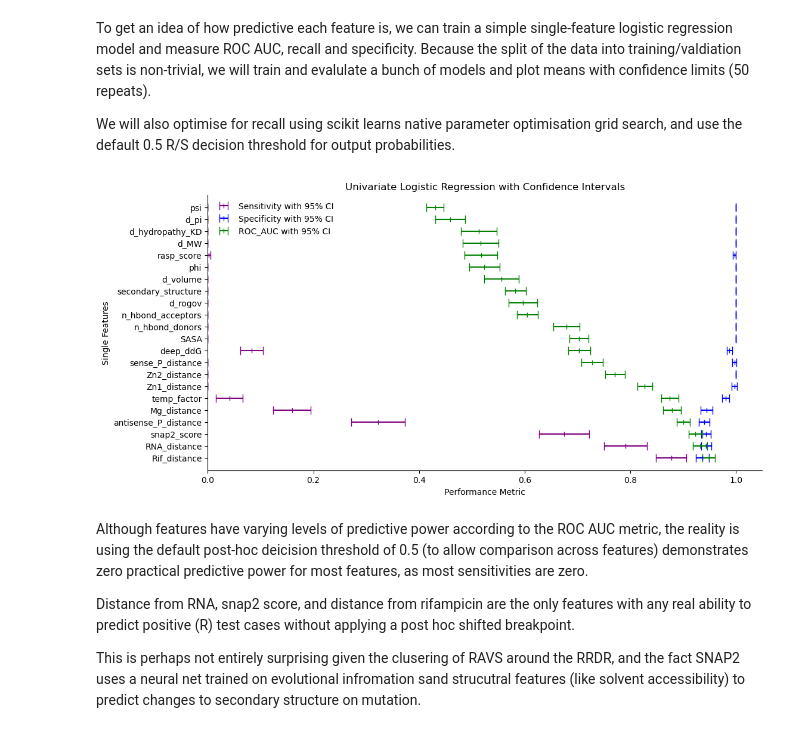
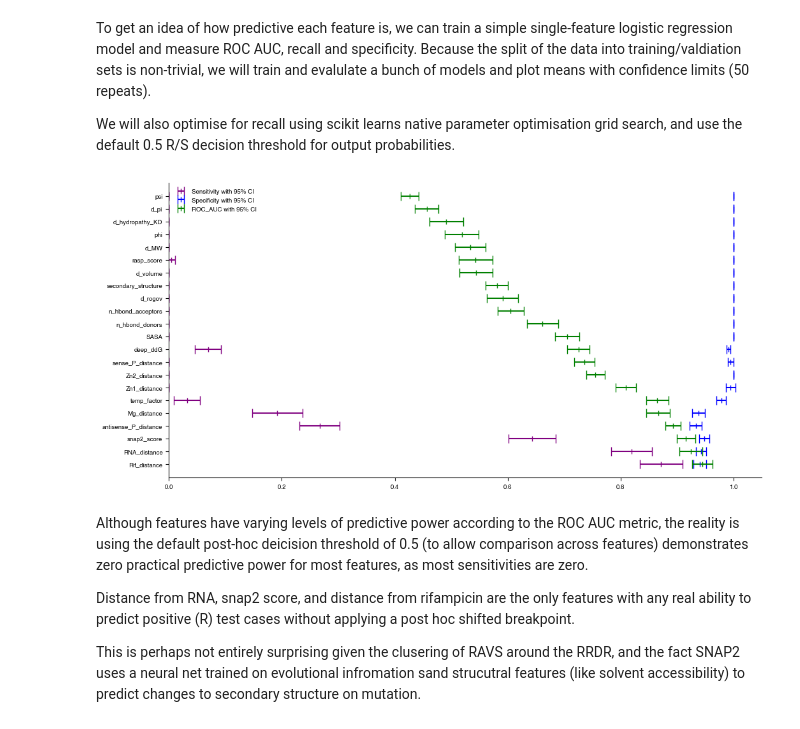
Before and after one commit to fowler-lab/predict-rifampicin-resistance, a Jupyter notebook: Results_2.ipynb, the cells around one changed output. Cells and saved outputs as stored; diff of their text form; code cells hidden in the pictures.

```diff
--- a/Results_2.ipynb
+++ b/Results_2.ipynb
@@ -32,6 +32,10 @@ sys.path.append(os.path.abspath('ml-models'))
 from mlmodels.Models import Models
 
 from sklearn.metrics import confusion_matrix
+
+plt.rcParams['font.family'] = 'Helvetica'
+plt.rcParams['font.size'] = 7
+plt.rcParams['figure.dpi']=100
 # %% [output]
 The autoreload extension is already loaded. To reload it, use:
   %reload_ext autoreload
@@ -134,8 +141,7 @@ We will also optimise for recall using scikit learns native parameter optimisati
 # %%
 outputs = {}
 feature_list = data.columns[4:]
-results = {feat: [] for feat in feature_list}
-random_seeds = random.sample(range(1000), 50)  # Generate 50 unique random seeds
+single_feat_results = {feat: [] for feat in feature_list}
 
 # Run the model for each feature and each seed
 for seed in random_seeds:
@@ -145,11 +151,12 @@ for seed in random_seeds:
                         verbose=False, output_plots=False).returning_output(output_plots=False)
         output["seed"] = seed
         output["feature"] = feat
-        results[feat].append(output)
+        single_feat_results[feat].append(output)
 # %%
-utils.plot_metrics_with_ci(results, feature_list, ['Sensitivity', 'Specificity', 'ROC_AUC'], sort_by='ROC_AUC', figsize=(12, 6))
+feature_list = data.columns[4:]
+utils.plot_metrics_with_ci(single_feat_results, feature_list, ['Sensitivity', 'Specificity', 'ROC_AUC'], sort_by='ROC_AUC', figsize=(12, 6))
 # %% [output]
-[figure, old version]
+[figure, new version]
 # %% [markdown]
 Although features have varying levels of predictive power according to the ROC AUC metric, the reality is using the default post-hoc deicision threshold of 0.5 (to allow comparison across features) demonstrates zero practical predictive power for most features, as most sensitivities are zero.
 
```
Also changed, not shown: parts of 29 cells of this notebook, 8 other files.
